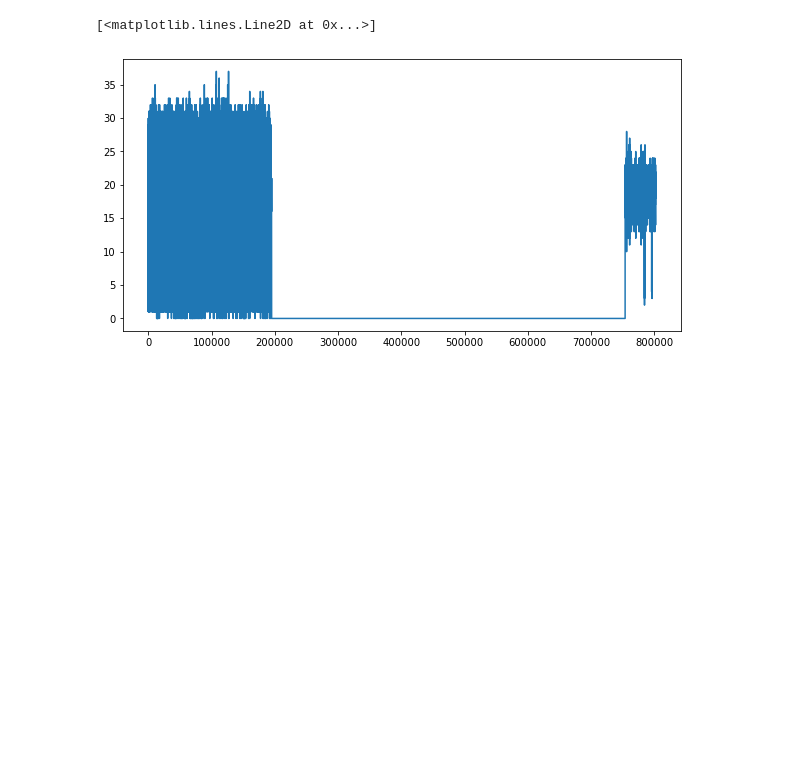
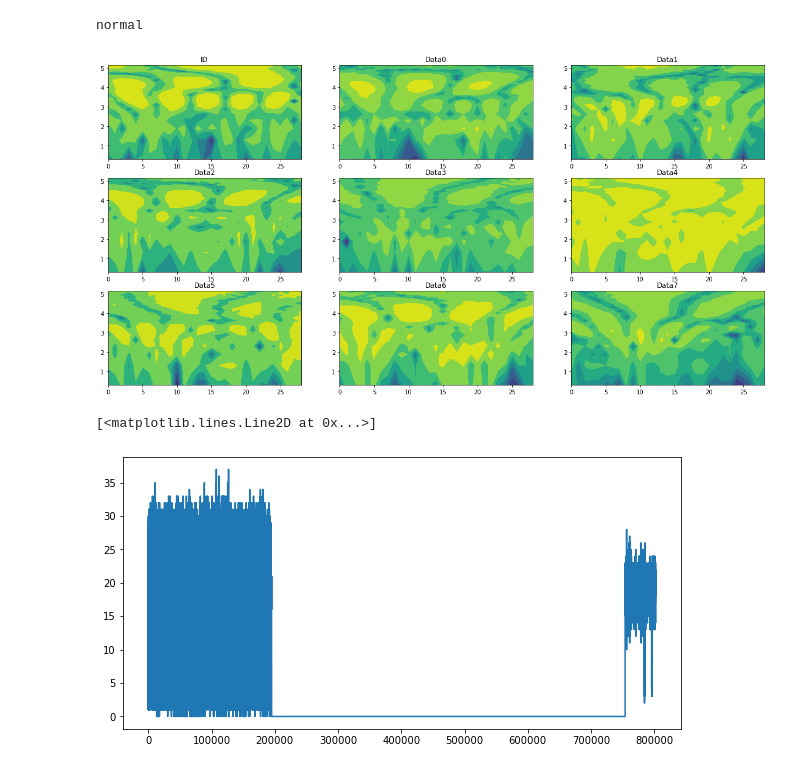
Before and after one commit to htn274/federated_can_ids, a Jupyter notebook: Data_Preprocessing_CHD.ipynb, the cells around one changed output. Cells and saved outputs as stored; diff of their text form; code cells hidden in the pictures; blank space fills up the shorter version.

```diff
--- a/Data_Preprocessing_CHD.ipynb
+++ b/Data_Preprocessing_CHD.ipynb
@@ -65,3 +120,21 @@ Name: Label, dtype: int64
+# %%
+import pywt
+sample = pp_df.iloc[0]
+fig, axs = plt.subplots(nrows=3, ncols=3, figsize=(20, 10))
+print('Label: ' + ('attack' if sample['Label'] else 'normal'))
+for c, ax in zip(cols, axs.flat):
+    signal = sample[c]
+    scales = np.arange(1, 30)
+    waveletname = 'morl'
+    [coefficients, frequencies] = pywt.cwt(signal, scales, waveletname)
+    power = (np.abs(coefficients))**2
+    time = np.arange(29)
+    periods = 1/frequencies
+    im = ax.contourf(time, np.log2(periods), np.log2(power))
+    ax.set_title(c)
+# %% [output]
+normal
+[figure, added]
 # %%
 # time_range in sec
 def count_message_within(df, time_range=1):
```
Also changed, not shown: parts of 12 cells of this notebook.
